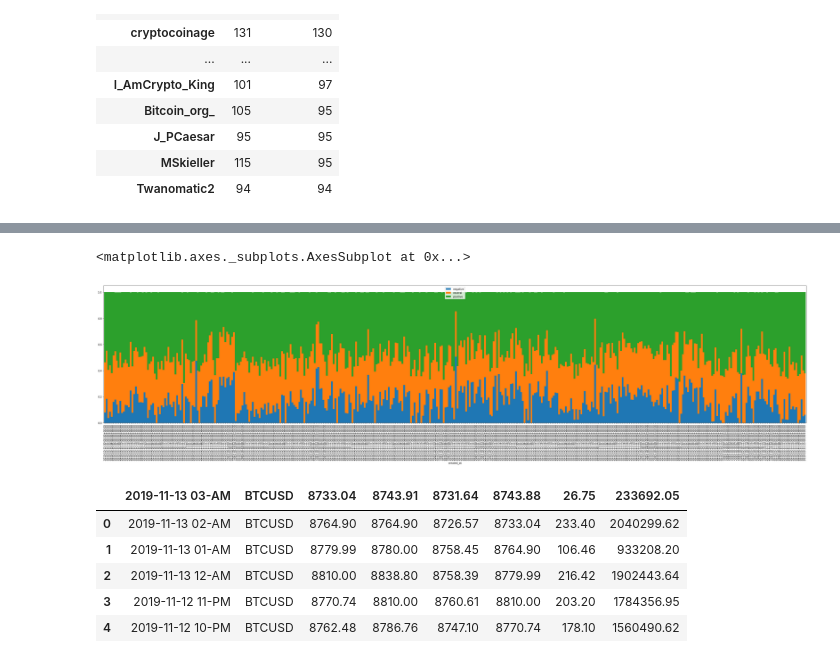
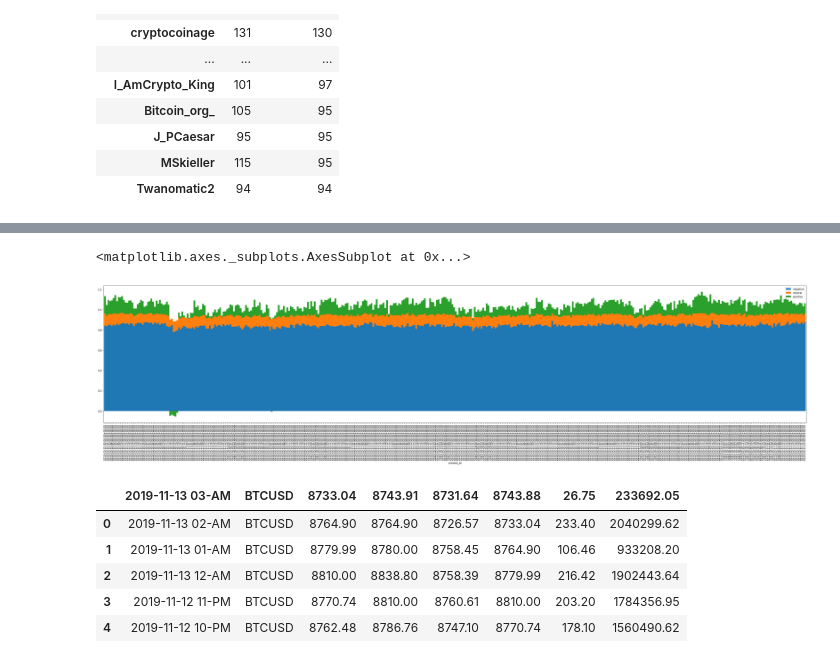
Before and after one commit to willwillis/Crypto-Sentiment-Clusters, a Jupyter notebook: notebooks/will/twitter/parse-premium-jsonl.v2.ipynb, the cells around one changed output, grey strips where cells are left out. Saved outputs shown, nothing was run; the diff lists cells and outputs as text; code cells hidden in the pictures.

```diff
--- a/notebooks/will/twitter/parse-premium-jsonl.v2.ipynb
+++ b/notebooks/will/twitter/parse-premium-jsonl.v2.ipynb
@@ -185,2 +207,2 @@ tweet_sentiment_df.resample('D', on='created_at').mean()
 # %%
-tweet_sentiment_df.drop(columns=['id', 'retweet_count','compound'], inplace=True)
+#tweet_sentiment_df.drop(columns=['id', 'retweet_count','compound'], inplace=True)
@@ -187,8 +233,9 @@ tweet_sentiment_df.drop(columns=['id', 'retweet_count','compound'], inplace=True
 # %%
-tweet_sentiment_df[tweet_sentiment_df['neutral']<.4].resample('H', on='created_at').mean().plot(figsize=(50,10), kind='bar', stacked=True, width=1.0)
+chart = tweet_sentiment_df[['created_at','negative','neutral','positive']]
+chart[chart['neutral']<.4].resample('H', on='created_at').mean().plot(figsize=(50,10), kind='bar', stacked=True, width=1.0)
 # %% [output]
 <matplotlib.axes._subplots.AxesSubplot at 0x...>
-[figure, old version]
+[figure, new version]
 # %%
 dirty_hourly_btc = pathlib.Path('../../../data/dirty/crypto/Coinbase_BTCUSD_1h.csv')
 BTC_price = pd.read_csv(dirty_hourly_btc,header=1)
```
Also changed, not shown: parts of 16 cells of this notebook, 5 other files.
